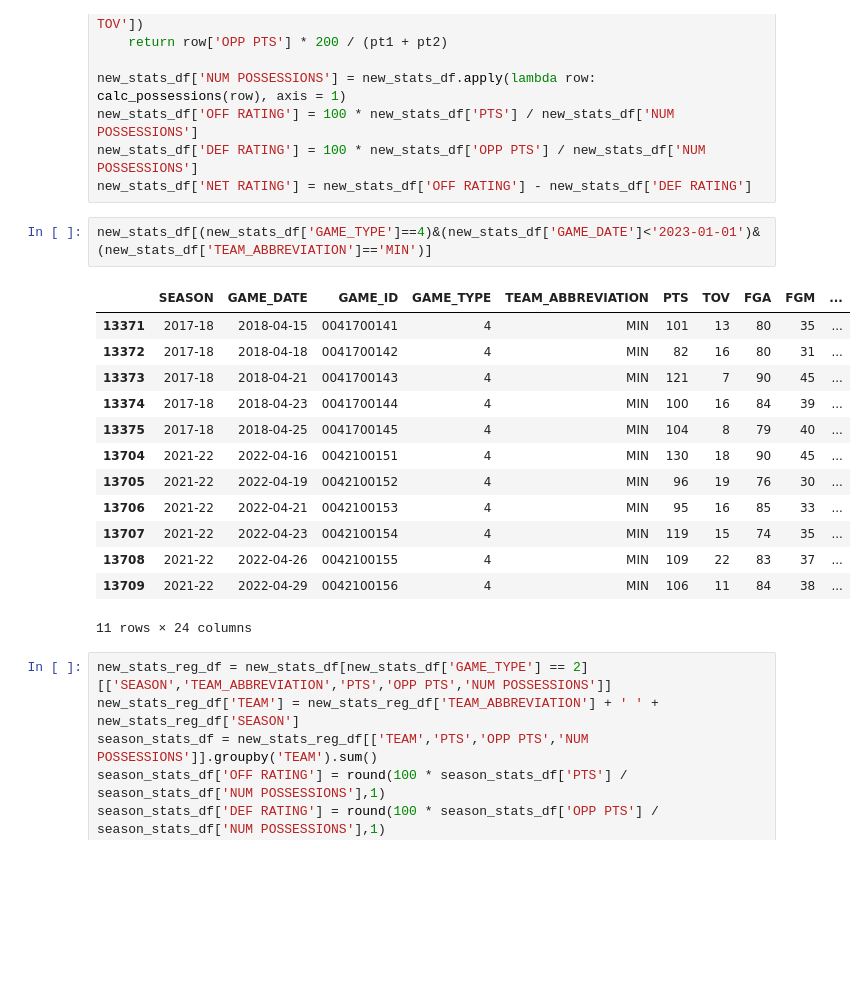
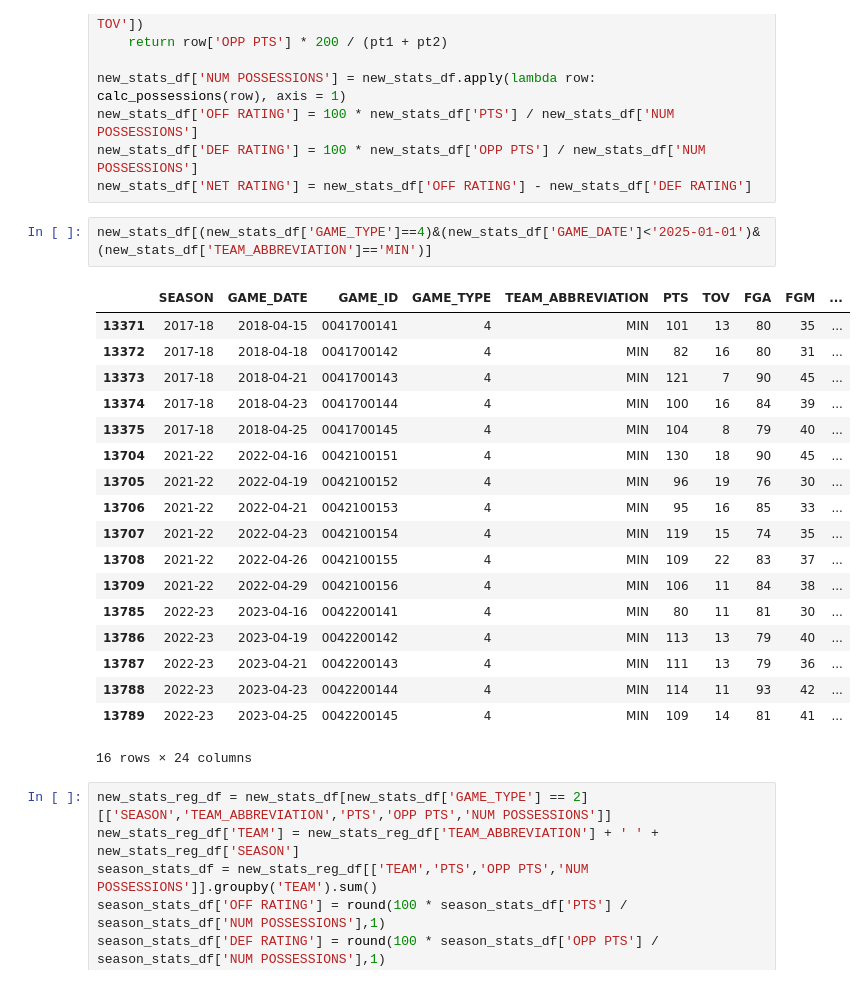
Before and after one commit to Idakan/NBA_DataViz-and-ML_Projs, a Jupyter notebook: NBA Aggregate Data.ipynb, the cells around one changed output. Cells and saved outputs as stored; diff of their text form; blank space fills up the shorter version.

```diff
--- a/NBA Aggregate Data.ipynb
+++ b/NBA Aggregate Data.ipynb
@@ -401,21 +426,26 @@ new_stats_df['OFF RATING'] = 100 * new_stats_df['PTS'] / new_stats_df['NUM POSSE
 new_stats_df['DEF RATING'] = 100 * new_stats_df['OPP PTS'] / new_stats_df['NUM POSSESSIONS']
 new_stats_df['NET RATING'] = new_stats_df['OFF RATING'] - new_stats_df['DEF RATING']
 # %%
-new_stats_df[(new_stats_df['GAME_TYPE']==4)&(new_stats_df['GAME_DATE']<'2023-01-01')&(new_stats_df['TEAM_ABBREVIATION']=='MIN')]
+new_stats_df[(new_stats_df['GAME_TYPE']==4)&(new_stats_df['GAME_DATE']<'2025-01-01')&(new_stats_df['TEAM_ABBREVIATION']=='MIN')]
 # %% [output]
 |  | SEASON | GAME_DATE | GAME_ID | GAME_TYPE | TEAM_ABBREVIATION | PTS | TOV | FGA | FGM | ... |
 | 13371 | 2017-18 | 2018-04-15 | 0041700141 | 4 | MIN | 101 | 13 | 80 | 35 | ... |
 | 13372 | 2017-18 | 2018-04-18 | 0041700142 | 4 | MIN | 82 | 16 | 80 | 31 | ... |
 | 13373 | 2017-18 | 2018-04-21 | 0041700143 | 4 | MIN | 121 | 7 | 90 | 45 | ... |
 | 13374 | 2017-18 | 2018-04-23 | 0041700144 | 4 | MIN | 100 | 16 | 84 | 39 | ... |
 | 13375 | 2017-18 | 2018-04-25 | 0041700145 | 4 | MIN | 104 | 8 | 79 | 40 | ... |
 | 13704 | 2021-22 | 2022-04-16 | 0042100151 | 4 | MIN | 130 | 18 | 90 | 45 | ... |
 | 13705 | 2021-22 | 2022-04-19 | 0042100152 | 4 | MIN | 96 | 19 | 76 | 30 | ... |
 | 13706 | 2021-22 | 2022-04-21 | 0042100153 | 4 | MIN | 95 | 16 | 85 | 33 | ... |
 | 13707 | 2021-22 | 2022-04-23 | 0042100154 | 4 | MIN | 119 | 15 | 74 | 35 | ... |
 | 13708 | 2021-22 | 2022-04-26 | 0042100155 | 4 | MIN | 109 | 22 | 83 | 37 | ... |
 | 13709 | 2021-22 | 2022-04-29 | 0042100156 | 4 | MIN | 106 | 11 | 84 | 38 | ... |
+| 13785 | 2022-23 | 2023-04-16 | 0042200141 | 4 | MIN | 80 | 11 | 81 | 30 | ... |
+| 13786 | 2022-23 | 2023-04-19 | 0042200142 | 4 | MIN | 113 | 13 | 79 | 40 | ... |
+| 13787 | 2022-23 | 2023-04-21 | 0042200143 | 4 | MIN | 111 | 13 | 79 | 36 | ... |
+| 13788 | 2022-23 | 2023-04-23 | 0042200144 | 4 | MIN | 114 | 11 | 93 | 42 | ... |
+| 13789 | 2022-23 | 2023-04-25 | 0042200145 | 4 | MIN | 109 | 14 | 81 | 41 | ... |
-11 rows × 24 columns
+16 rows × 24 columns
 # %%
 new_stats_reg_df = new_stats_df[new_stats_df['GAME_TYPE'] == 2][['SEASON','TEAM_ABBREVIATION','PTS','OPP PTS','NUM POSSESSIONS']]
 new_stats_reg_df['TEAM'] = new_stats_reg_df['TEAM_ABBREVIATION'] + ' ' + new_stats_reg_df['SEASON']
```
Also changed, not shown: parts of 27 cells of this notebook, 2 other files.
